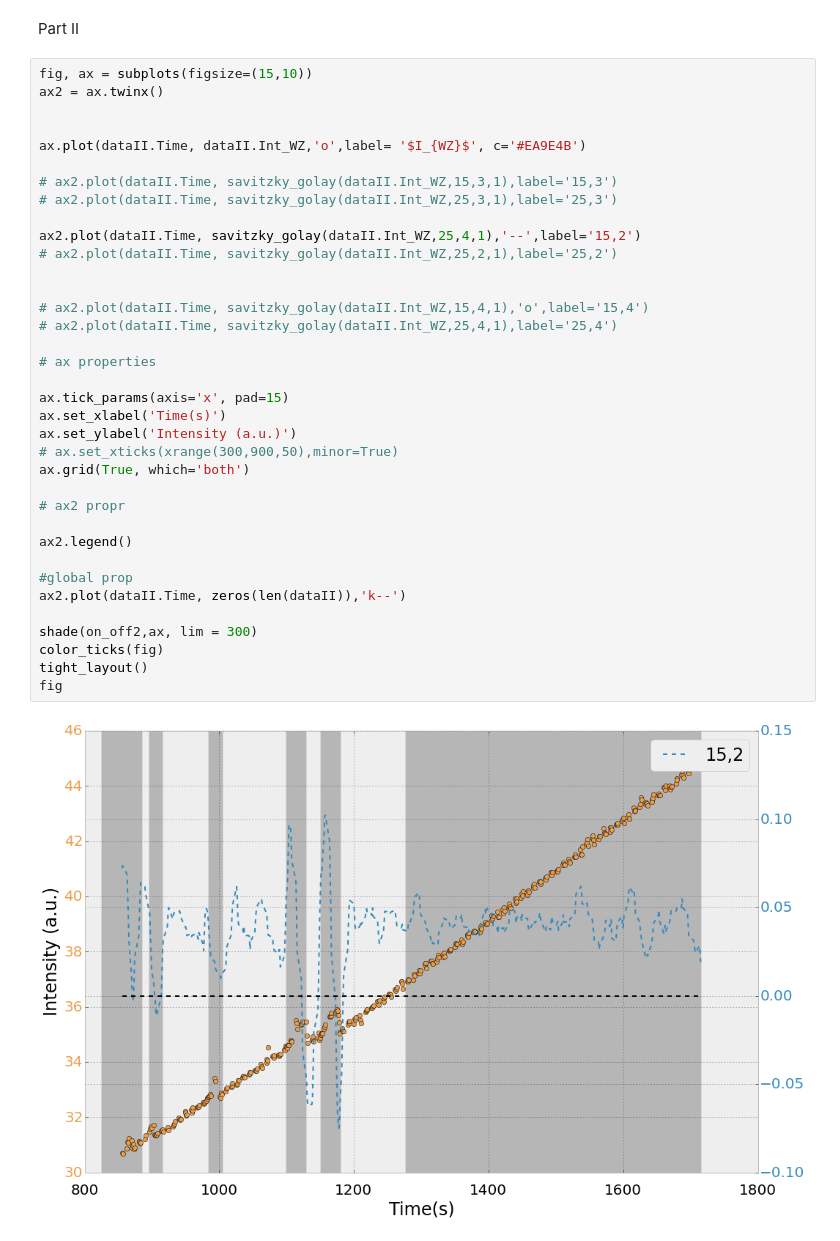
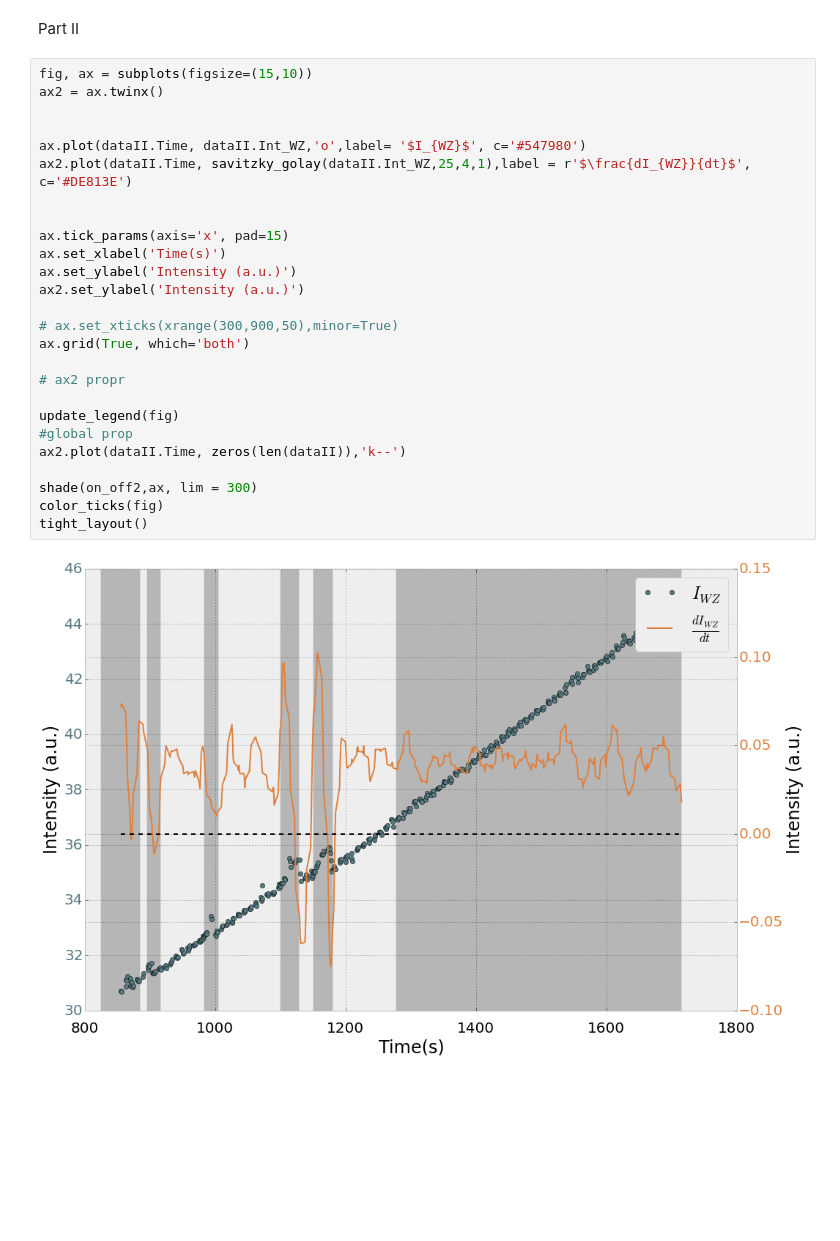
Before and after one commit to giulioungaretti/SPring8, a Jupyter notebook: 0799-Time3.ipynb, the cells around one changed output. Cells and saved outputs as stored; diff of their text form; blank space fills up the shorter version.

```diff
--- a/0799-Time3.ipynb
+++ b/0799-Time3.ipynb
@@ -457,38 +438,28 @@ Part II
 # %%
 fig, ax = subplots(figsize=(15,10))
 ax2 = ax.twinx()
 
 
-ax.plot(dataII.Time, dataII.Int_WZ,'o',label= '$I_{WZ}$', c='#EA9E4B')
+ax.plot(dataII.Time, dataII.Int_WZ,'o',label= '$I_{WZ}$', c='#547980')
+ax2.plot(dataII.Time, savitzky_golay(dataII.Int_WZ,25,4,1),label = r'$\frac{dI_{WZ}}{dt}$', c='#DE813E')
 
-# ax2.plot(dataII.Time, savitzky_golay(dataII.Int_WZ,15,3,1),label='15,3')
-# ax2.plot(dataII.Time, savitzky_golay(dataII.Int_WZ,25,3,1),label='25,3')
-
-ax2.plot(dataII.Time, savitzky_golay(dataII.Int_WZ,25,4,1),'--',label='15,2')
-# ax2.plot(dataII.Time, savitzky_golay(dataII.Int_WZ,25,2,1),label='25,2')
-
-
-# ax2.plot(dataII.Time, savitzky_golay(dataII.Int_WZ,15,4,1),'o',label='15,4')
-# ax2.plot(dataII.Time, savitzky_golay(dataII.Int_WZ,25,4,1),label='25,4')
-
-# ax properties
 
 ax.tick_params(axis='x', pad=15)
 ax.set_xlabel('Time(s)')
 ax.set_ylabel('Intensity (a.u.)')
+ax2.set_ylabel('Intensity (a.u.)')
+
 # ax.set_xticks(xrange(300,900,50),minor=True)
 ax.grid(True, which='both')
 
 # ax2 propr
 
-ax2.legend()
-
+update_legend(fig)
 #global prop
 ax2.plot(dataII.Time, zeros(len(dataII)),'k--')
 
 shade(on_off2,ax, lim = 300)
 color_ticks(fig)
 tight_layout()
-fig
 # %% [output]
-[figure, old version]
+[figure, new version]
```
Also changed, not shown: parts of 6 cells of this notebook, 4 other files.
